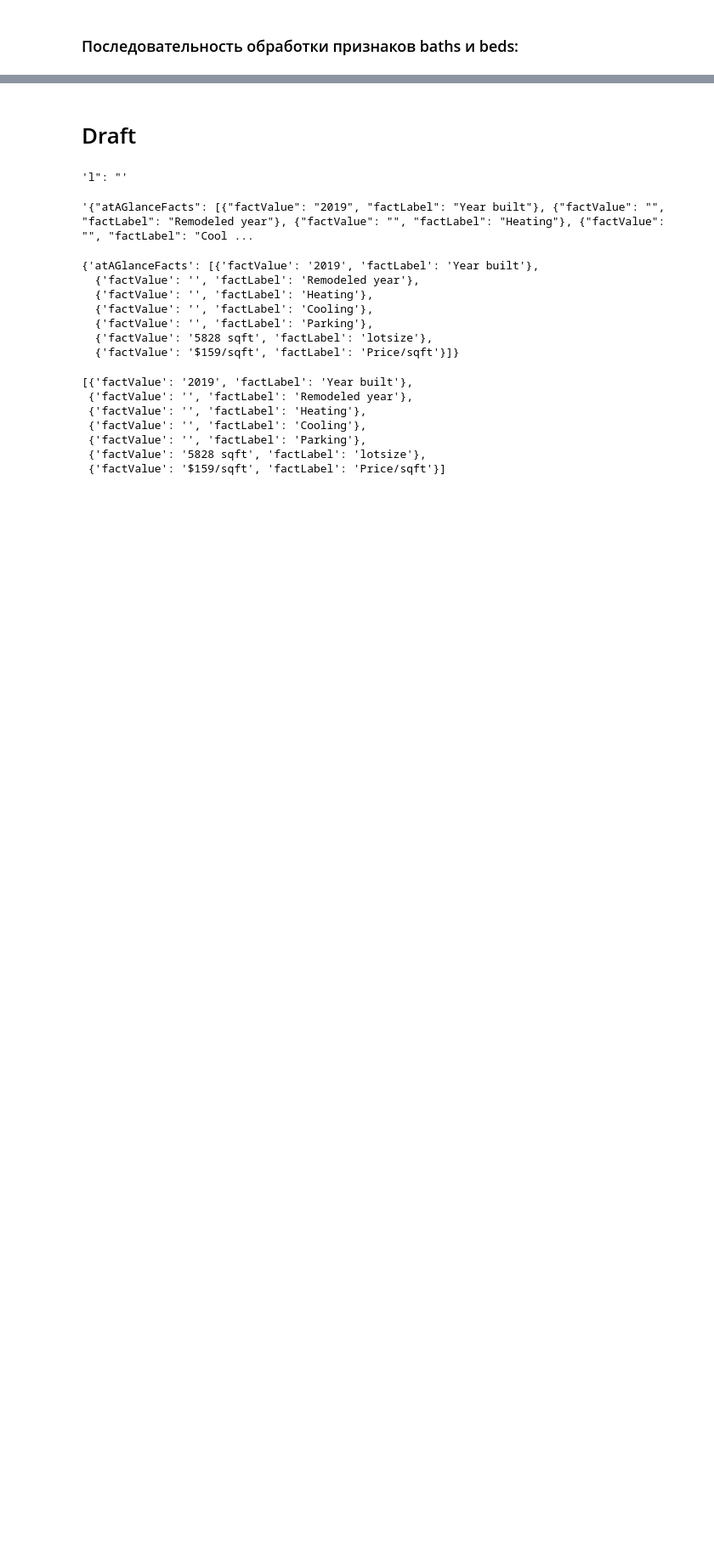
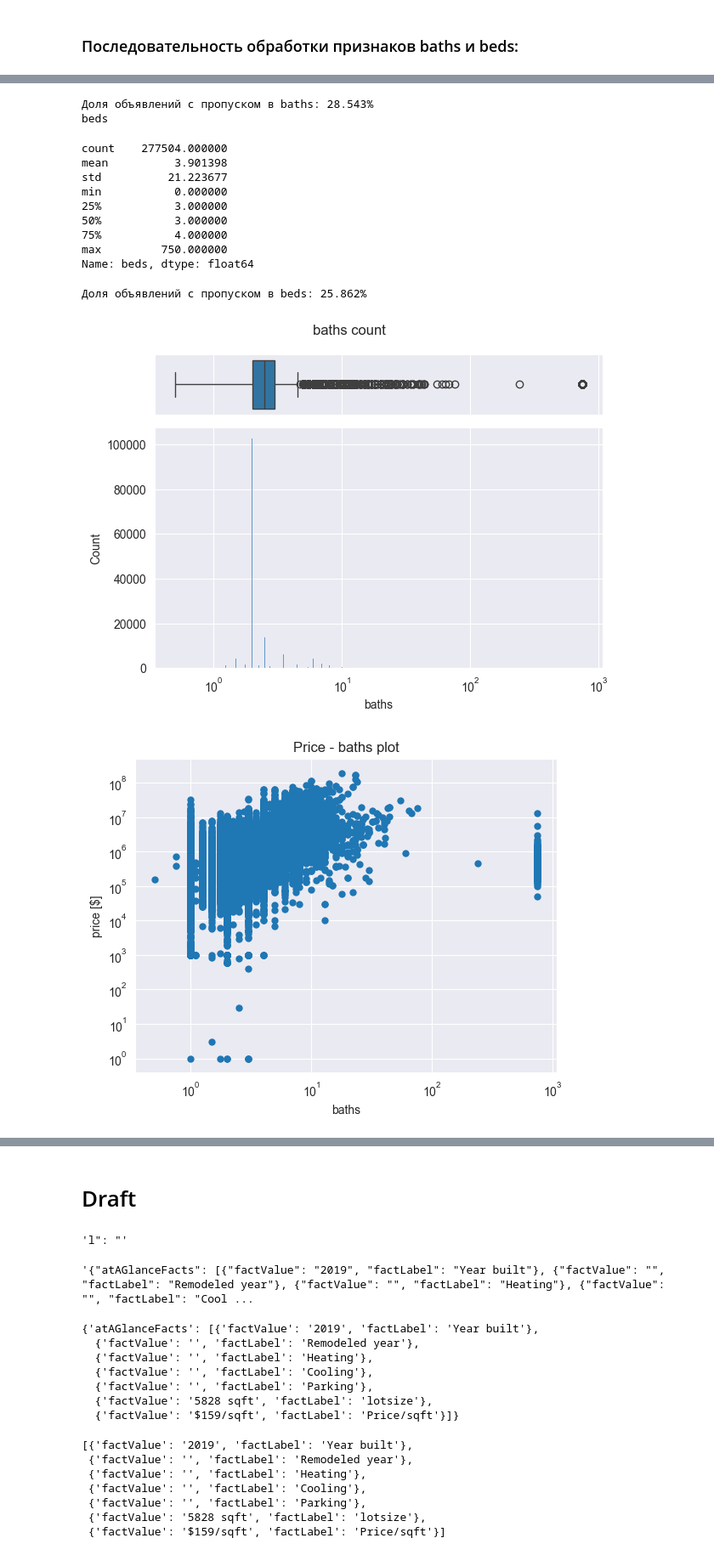
Before and after one commit to mvulf/housing_cost, a Jupyter notebook: notebooks/1.0-mv-data-understanding.ipynb, the cells around one changed output, grey strips where cells are left out. Shown: that part at 85% size. Cells and saved outputs as stored; diff of their text form; code cells hidden in the pictures; blank space fills up the shorter version.

Commit message:
[ADD] update baths and beds

```diff
--- a/notebooks/1.0-mv-data-understanding.ipynb
+++ b/notebooks/1.0-mv-data-understanding.ipynb
@@ -929,0 +941,39 @@ build_features.convert_to_none(df['beds'], ('--', '~', '', 'acre', 'sqft')).isna
+# %%
+df['baths'] = build_features.get_numerical_feature(
+    df['baths'],
+    to_none=('--', '~', ''),
+    to_replace=((',', '.'),)
+)
+df = build_features.get_beds_from_baths(df)
+
+df['beds'] = build_features.get_numerical_feature(
+    df['beds'],
+    to_none=('--', '~', '', 'sqft', 'acre'),
+)
+
+for feature_name in ['baths', 'beds']:
+    print(feature_name)
+    display(df[feature_name].describe())
+    print(
+        f'Доля объявлений с пропуском в {feature_name}:',
+        utils.get_percentage(df[feature_name].isna().sum(), df.shape[0])
+    )
+
+    visualize.plot_box_hist_plot(
+        df,
+        feature_name,
+        log_scale=True,
+        title=f'{feature_name} count',
+    );
+
+    visualize.plot_scatter(
+        data=df,
+        x=feature_name,
+        y='target',
+        logx=True,
+        logy=True,
+        y_label='price [$]',
+        title=f'Price - {feature_name} plot',
+        linewidth=0,
+    );
+# %% [output]
@@ -929,0 +990,14 @@ build_features.convert_to_none(df['beds'], ('--', '~', '', 'acre', 'sqft')).isna
+Доля объявлений с пропуском в baths: 28.543%
+beds
+count    277504.000000
+mean          3.901398
+std          21.223677
+min           0.000000
+25%           3.000000
+50%           3.000000
+75%           4.000000
+max         750.000000
+Name: beds, dtype: float64
+Доля объявлений с пропуском в beds: 25.862%
+[figure, added]
+[figure, added]
```
Also changed, not shown: parts of 12 cells of this notebook, 1 other file.
